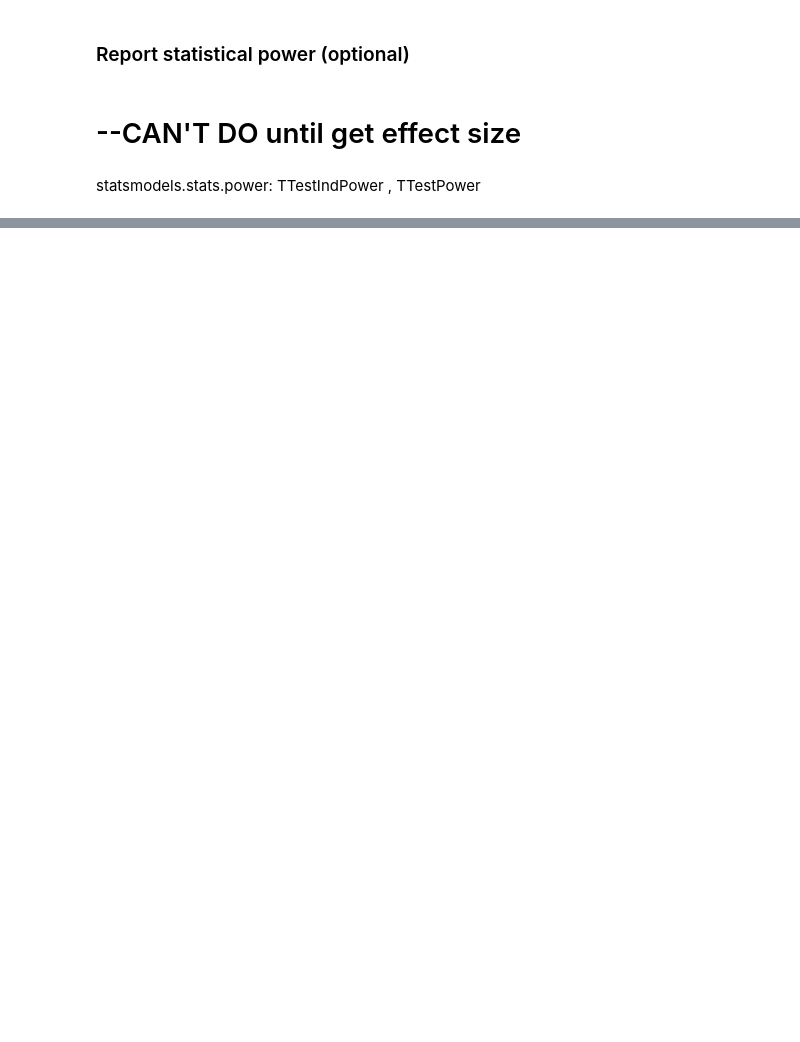
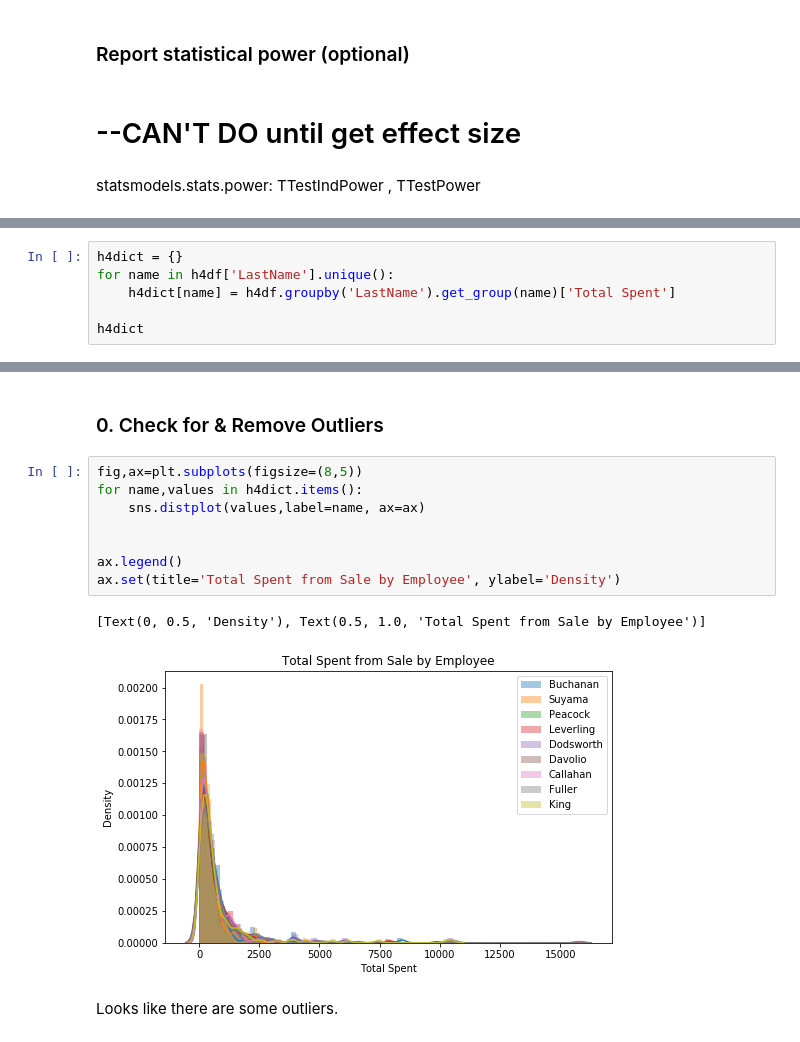
Before and after one commit to alexanderjohnny/hypothesis_testing_workflow_python, a Jupyter notebook: ALEX_BEAT_student.ipynb, the cells around one changed output, grey strips where cells are left out. Cells and saved outputs as stored; diff of their text form; blank space fills up the shorter version.

```diff
--- a/ALEX_BEAT_student.ipynb
+++ b/ALEX_BEAT_student.ipynb
@@ -1255,0 +1380,6 @@ TTestIndPower , TTestPower
+# %%
+h4dict = {}
+for name in h4df['LastName'].unique():
+    h4dict[name] = h4df.groupby('LastName').get_group(name)['Total Spent']
+
+h4dict
@@ -1255,0 +1412,15 @@ TTestIndPower , TTestPower
+# %% [markdown]
+### 0. Check for & Remove Outliers
+# %%
+fig,ax=plt.subplots(figsize=(8,5))
+for name,values in h4dict.items():
+    sns.distplot(values,label=name, ax=ax)
+
+
+ax.legend()
+ax.set(title='Total Spent from Sale by Employee', ylabel='Density')
+# %% [output]
+[Text(0, 0.5, 'Density'), Text(0.5, 1.0, 'Total Spent from Sale by Employee')]
+[figure, added]
+# %% [markdown]
+Looks like there are some outliers.
```
Also changed, not shown: parts of 62 cells of this notebook.
